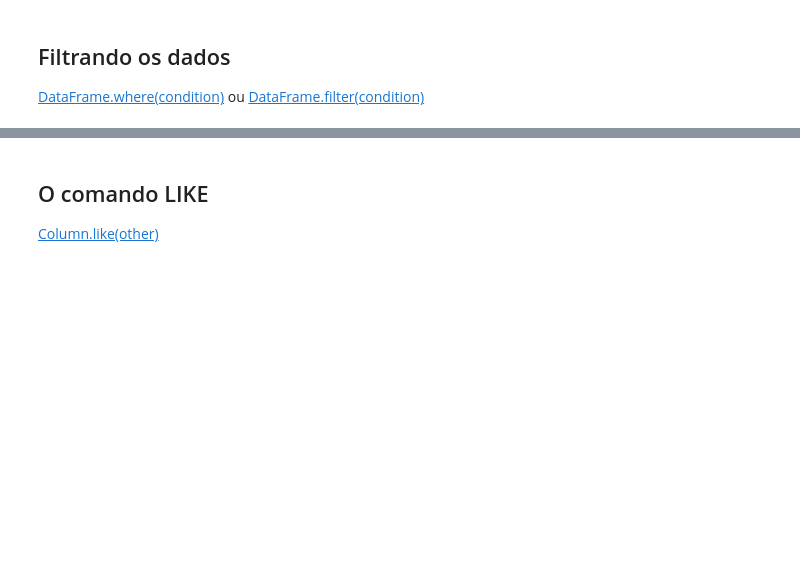
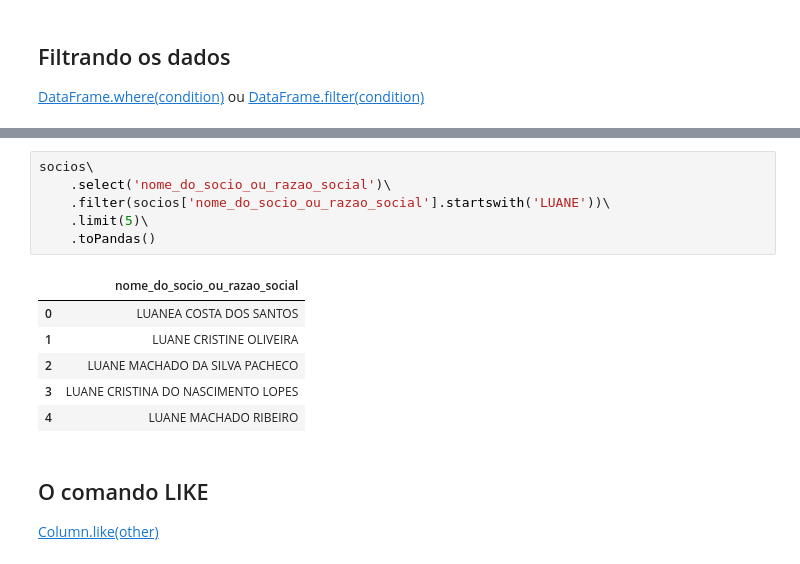
Before and after one commit to dandrade-silva/apache_spark, a Jupyter notebook: notebooks/aula0_projeto_spark.ipynb, the cells around one changed output, grey strips where cells are left out. Cells and saved outputs as stored; diff of their text form; blank space fills up the shorter version.

```diff
--- a/notebooks/aula0_projeto_spark.ipynb
+++ b/notebooks/aula0_projeto_spark.ipynb
@@ -531,3 +837,16 @@ socios.na.fill('-').limit(5).toPandas()
+# %%
+socios\
+    .select('nome_do_socio_ou_razao_social')\
+    .filter(socios['nome_do_socio_ou_razao_social'].startswith('LUANE'))\
+    .limit(5)\
+    .toPandas()
+# %% [output]
+|  | nome_do_socio_ou_razao_social |
+| 0 | LUANEA COSTA DOS SANTOS |
+| 1 | LUANE CRISTINE OLIVEIRA |
+| 2 | LUANE MACHADO DA SILVA PACHECO |
+| 3 | LUANE CRISTINA DO NASCIMENTO LOPES |
+| 4 | LUANE MACHADO RIBEIRO |
 # %% [markdown]
 ## O comando LIKE
 
```
Also changed, not shown: parts of 37 cells of this notebook.
